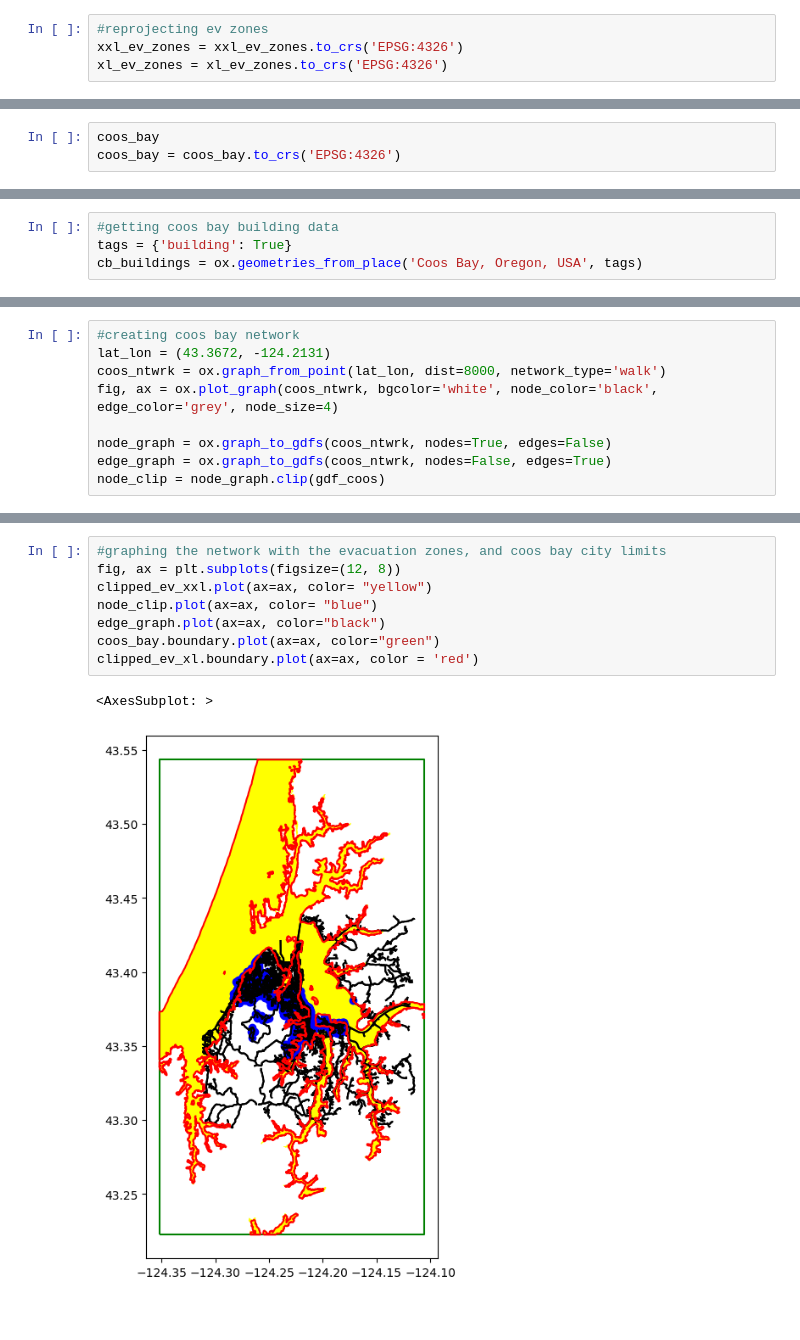
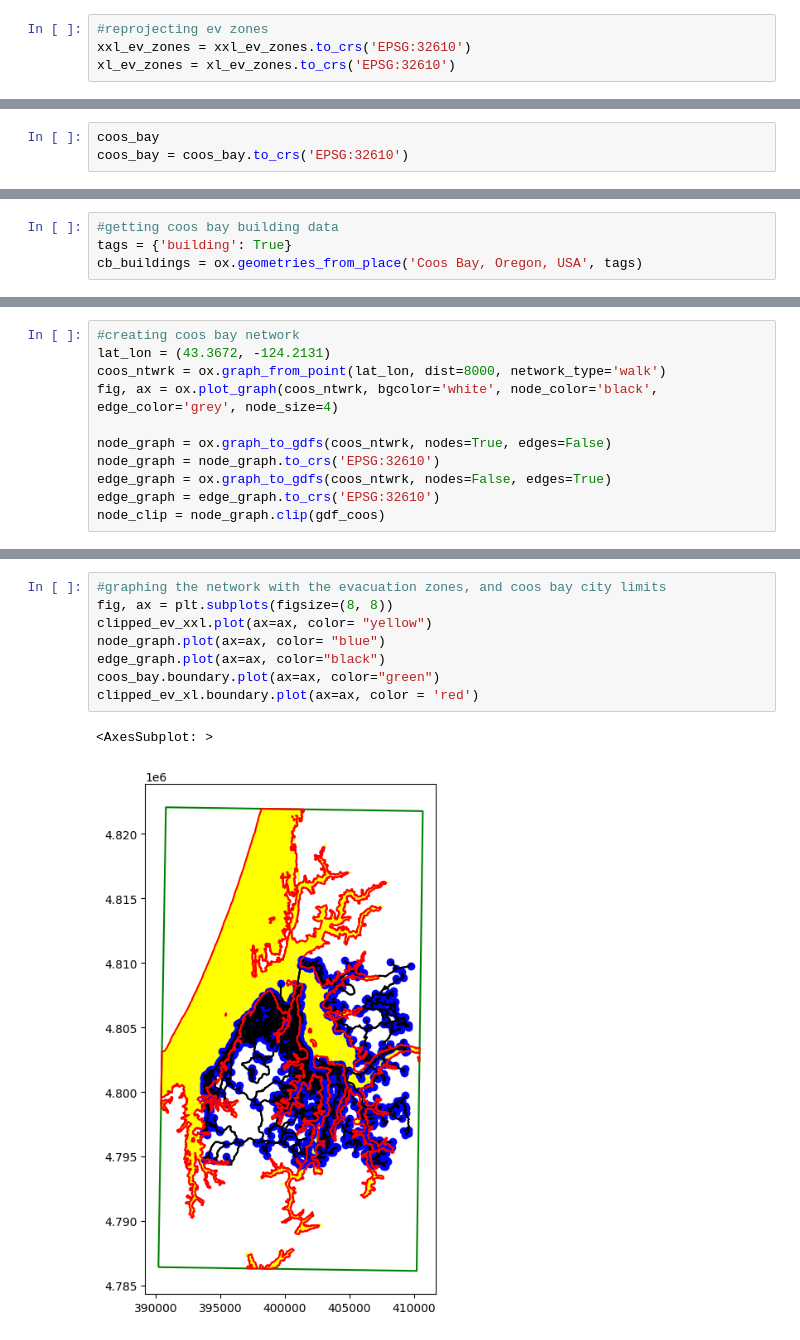
Before and after one commit to mspiegel11/Tsunami-Scenarios, a Jupyter notebook: Tsunami_Scenarios.ipynb, the cells around one changed output, grey strips where cells are left out. Drawn from its saved outputs; the diff is of its cells as text.

```diff
--- a/Tsunami_Scenarios.ipynb
+++ b/Tsunami_Scenarios.ipynb
@@ -22,7 +23,7 @@ critical_facil = critical_facil.to_crs('EPSG:4326')
 # %%
 #reprojecting ev zones
-xxl_ev_zones = xxl_ev_zones.to_crs('EPSG:4326')
-xl_ev_zones = xl_ev_zones.to_crs('EPSG:4326')
+xxl_ev_zones = xxl_ev_zones.to_crs('EPSG:32610')
+xl_ev_zones = xl_ev_zones.to_crs('EPSG:32610')
 # %%
 ox.settings.log_console=True
 # define the place query for coos bay on osmnx
@@ -38,7 +39,7 @@ coos_bay = coos_bay.scale(2,4,2)
 [figure]
 # %%
 coos_bay
-coos_bay = coos_bay.to_crs('EPSG:4326')
+coos_bay = coos_bay.to_crs('EPSG:32610')
 # %%
 #checking coos bay data
 gdf_coos.head()
@@ -68,7 +69,9 @@ coos_ntwrk = ox.graph_from_point(lat_lon, dist=8000, network_type='walk')
 fig, ax = ox.plot_graph(coos_ntwrk, bgcolor='white', node_color='black', edge_color='grey', node_size=4)
 
 node_graph = ox.graph_to_gdfs(coos_ntwrk, nodes=True, edges=False)
+node_graph = node_graph.to_crs('EPSG:32610')
 edge_graph = ox.graph_to_gdfs(coos_ntwrk, nodes=False, edges=True)
+edge_graph = edge_graph.to_crs('EPSG:32610')
 node_clip = node_graph.clip(gdf_coos)
 # %% [output]
 [figure]
@@ -75,14 +84,14 @@ node_clip = node_graph.clip(gdf_coos)
 # %%
 #graphing the network with the evacuation zones, and coos bay city limits
-fig, ax = plt.subplots(figsize=(12, 8))
+fig, ax = plt.subplots(figsize=(8, 8))
 clipped_ev_xxl.plot(ax=ax, color= "yellow")
-node_clip.plot(ax=ax, color= "blue")
+node_graph.plot(ax=ax, color= "blue")
 edge_graph.plot(ax=ax, color="black")
 coos_bay.boundary.plot(ax=ax, color="green")
 clipped_ev_xl.boundary.plot(ax=ax, color = 'red')
 # %% [output]
 <AxesSubplot: >
-[figure, old version]
+[figure, new version]
 # %%
 #assembly areas and higher ground shape files + reproject
 assembly_areas =gpd.read_file('/Users/maxspiegel/Desktop/490GSDS/GitHub/Tsunami-Scenarios/Assembly_Areas.shp')
```
Also changed, not shown: parts of 10 cells of this notebook.
